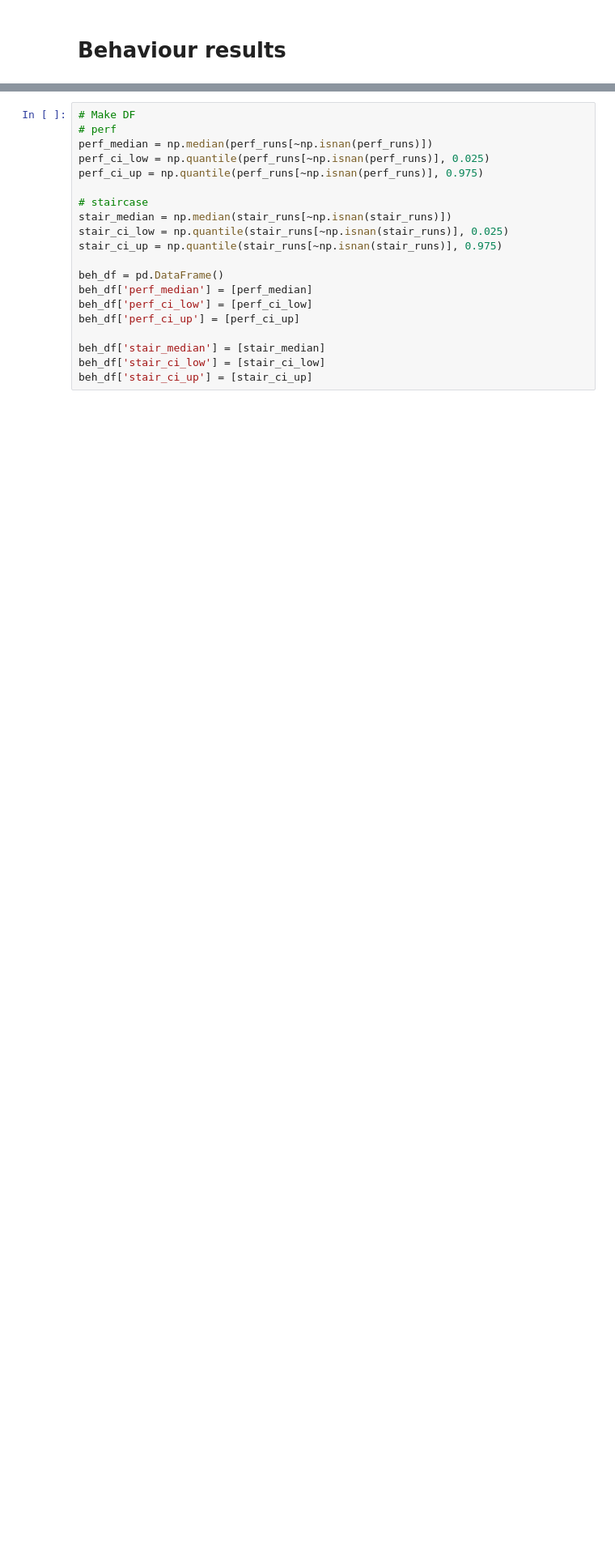
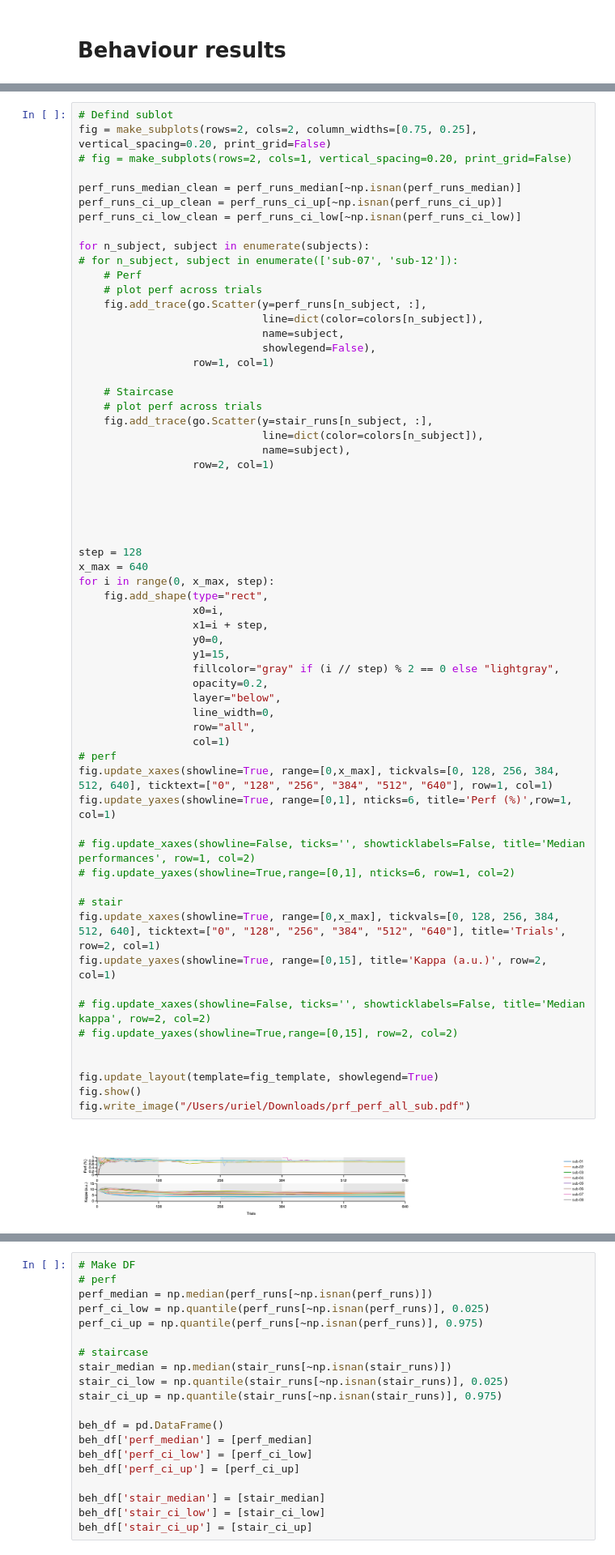
Before and after one commit to mszinte/pRF_analysis, a Jupyter notebook: RetinoMaps/dev/paper.ipynb, the cells around one changed output, grey strips where cells are left out. Shown at 81% size. Drawn from its saved outputs; the diff is of its cells as text; blank space fills up the shorter version.

```diff
--- a/RetinoMaps/dev/paper.ipynb
+++ b/RetinoMaps/dev/paper.ipynb
@@ -146,0 +266,64 @@ for n_run in range(n_runs_prf):
+# %%
+# Defind sublot
+fig = make_subplots(rows=2, cols=2, column_widths=[0.75, 0.25], vertical_spacing=0.20, print_grid=False)
+# fig = make_subplots(rows=2, cols=1, vertical_spacing=0.20, print_grid=False)
+
+perf_runs_median_clean = perf_runs_median[~np.isnan(perf_runs_median)]
+perf_runs_ci_up_clean = perf_runs_ci_up[~np.isnan(perf_runs_ci_up)]
+perf_runs_ci_low_clean = perf_runs_ci_low[~np.isnan(perf_runs_ci_low)]
+
+for n_subject, subject in enumerate(subjects):
+# for n_subject, subject in enumerate(['sub-07', 'sub-12']):
+    # Perf
+    # plot perf across trials
+    fig.add_trace(go.Scatter(y=perf_runs[n_subject, :],
+                             line=dict(color=colors[n_subject]),
+                             name=subject,
+                             showlegend=False),
+                  row=1, col=1)
+
+    # Staircase
+    # plot perf across trials
+    fig.add_trace(go.Scatter(y=stair_runs[n_subject, :],
+                             line=dict(color=colors[n_subject]),
+                             name=subject),
+                  row=2, col=1)
+
+
+
+
+
+step = 128
+x_max = 640
+for i in range(0, x_max, step):
+    fig.add_shape(type="rect",
+                  x0=i,
+                  x1=i + step,
+                  y0=0,
+                  y1=15,
+                  fillcolor="gray" if (i // step) % 2 == 0 else "lightgray",
+                  opacity=0.2,
+                  layer="below",
+                  line_width=0,
+                  row="all",
+                  col=1)
+# perf
+fig.update_xaxes(showline=True, range=[0,x_max], tickvals=[0, 128, 256, 384, 512, 640], ticktext=["0", "128", "256", "384", "512", "640"], row=1, col=1)
+fig.update_yaxes(showline=True, range=[0,1], nticks=6, title='Perf (%)',row=1, col=1)
+
+# fig.update_xaxes(showline=False, ticks='', showticklabels=False, title='Median performances', row=1, col=2)
+# fig.update_yaxes(showline=True,range=[0,1], nticks=6, row=1, col=2)
+
+# stair
+fig.update_xaxes(showline=True, range=[0,x_max], tickvals=[0, 128, 256, 384, 512, 640], ticktext=["0", "128", "256", "384", "512", "640"], title='Trials', row=2, col=1)
+fig.update_yaxes(showline=True, range=[0,15], title='Kappa (a.u.)', row=2, col=1)
+
+# fig.update_xaxes(showline=False, ticks='', showticklabels=False, title='Median kappa', row=2, col=2)
+# fig.update_yaxes(showline=True,range=[0,15], row=2, col=2)
+
+
+fig.update_layout(template=fig_template, showlegend=True)
+fig.show()
+fig.write_image("/Users/uriel/Downloads/prf_perf_all_sub.pdf")
+# %% [output]
+[figure, added]
```
Also changed, not shown: parts of 25 cells of this notebook, 2 other files.
